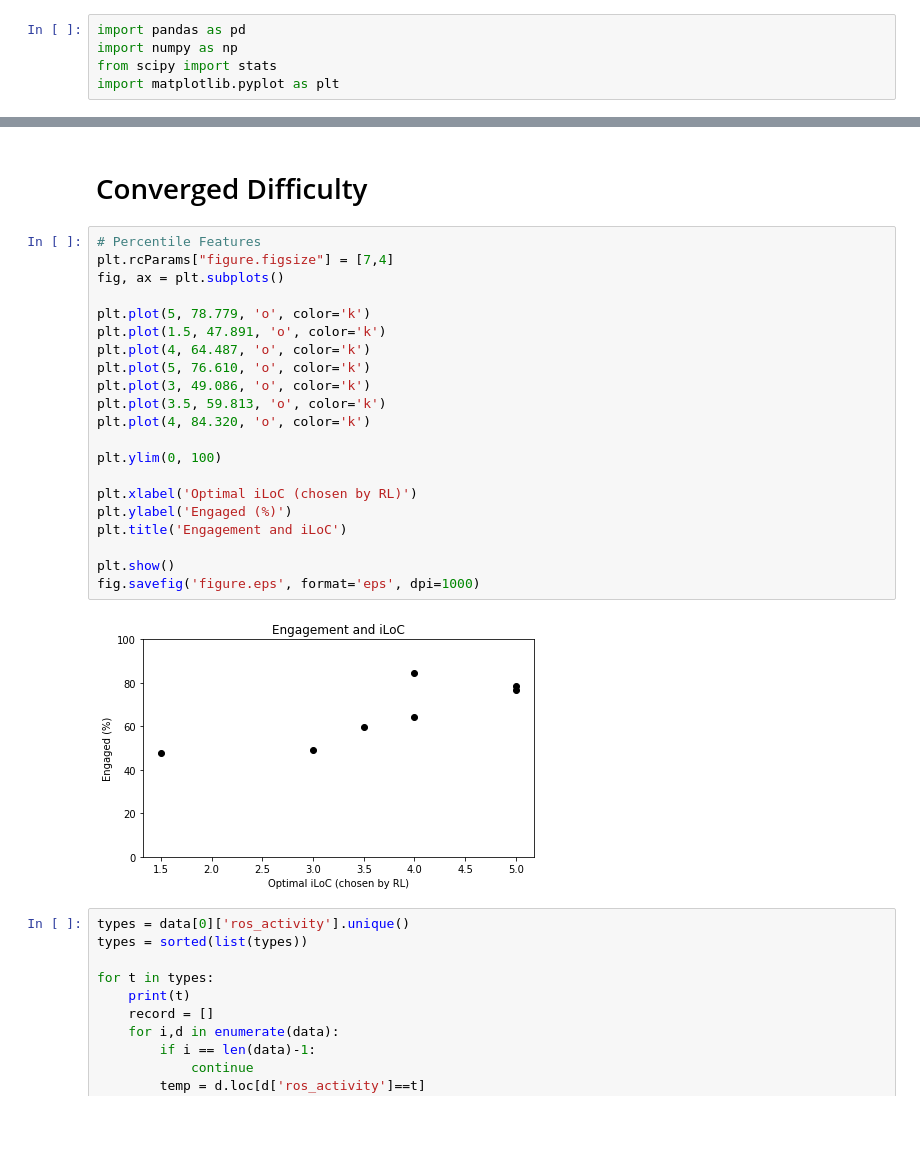
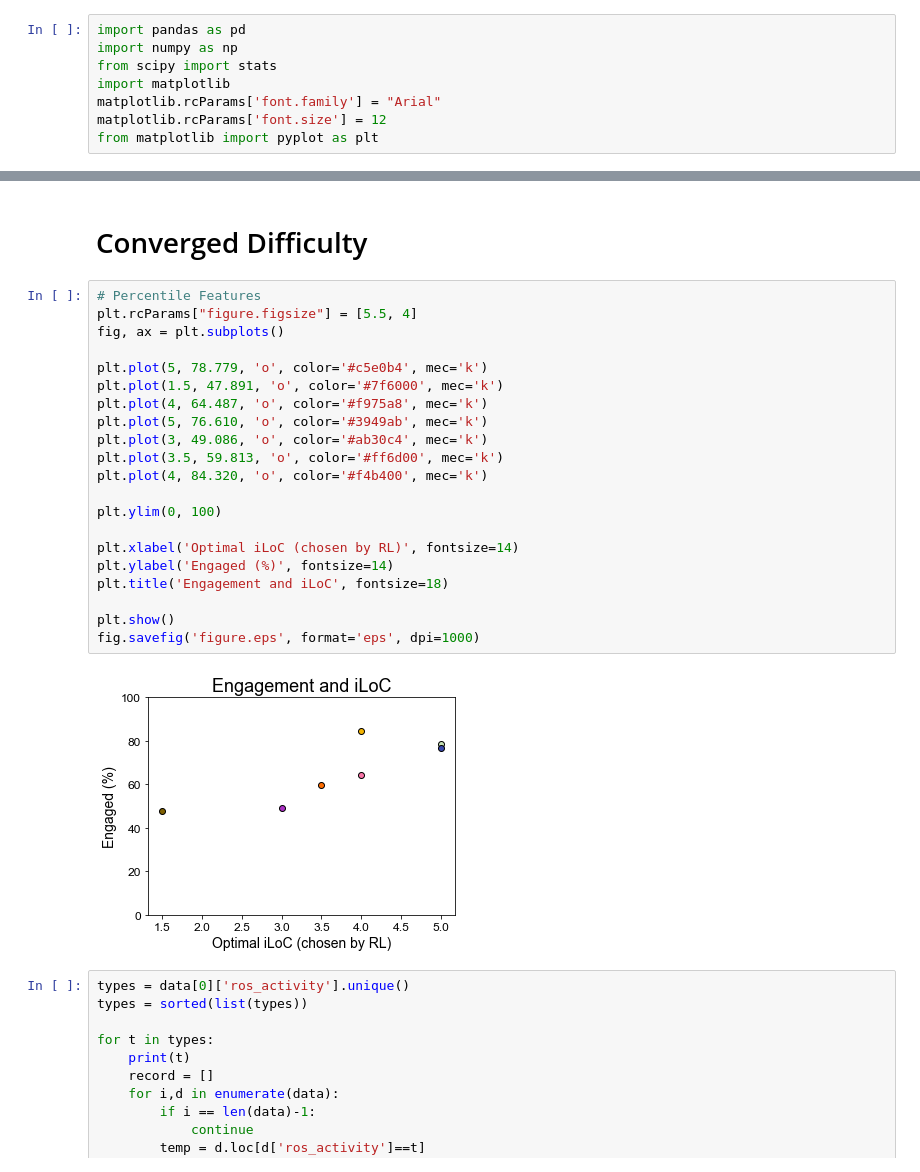
Before and after one commit to interaction-lab/exp_engagement, a Jupyter notebook: Analysis/feature_analysis.ipynb, the cells around one changed output, grey strips where cells are left out. Drawn from its saved outputs; the diff is of its cells as text; blank space fills up the shorter version.

```diff
--- a/Analysis/feature_analysis.ipynb
+++ b/Analysis/feature_analysis.ipynb
@@ -2,4 +2,7 @@
 import pandas as pd
 import numpy as np
 from scipy import stats
-import matplotlib.pyplot as plt
+import matplotlib
+matplotlib.rcParams['font.family'] = "Arial"
+matplotlib.rcParams['font.size'] = 12
+from matplotlib import pyplot as plt
@@ -412,27 +410,27 @@ fig.savefig('figure.eps', format='eps', dpi=1000)
 # Converged Difficulty
 # %%
 # Percentile Features
-plt.rcParams["figure.figsize"] = [7,4]
+plt.rcParams["figure.figsize"] = [5.5, 4]
 fig, ax = plt.subplots()
 
-plt.plot(5, 78.779, 'o', color='k')
-plt.plot(1.5, 47.891, 'o', color='k')
-plt.plot(4, 64.487, 'o', color='k')
-plt.plot(5, 76.610, 'o', color='k')
-plt.plot(3, 49.086, 'o', color='k')
-plt.plot(3.5, 59.813, 'o', color='k')
-plt.plot(4, 84.320, 'o', color='k')
+plt.plot(5, 78.779, 'o', color='#c5e0b4', mec='k')
+plt.plot(1.5, 47.891, 'o', color='#7f6000', mec='k')
+plt.plot(4, 64.487, 'o', color='#f975a8', mec='k')
+plt.plot(5, 76.610, 'o', color='#3949ab', mec='k')
+plt.plot(3, 49.086, 'o', color='#ab30c4', mec='k')
+plt.plot(3.5, 59.813, 'o', color='#ff6d00', mec='k')
+plt.plot(4, 84.320, 'o', color='#f4b400', mec='k')
 
 plt.ylim(0, 100)
 
-plt.xlabel('Optimal iLoC (chosen by RL)')
-plt.ylabel('Engaged (%)')
-plt.title('Engagement and iLoC')
+plt.xlabel('Optimal iLoC (chosen by RL)', fontsize=14)
+plt.ylabel('Engaged (%)', fontsize=14)
+plt.title('Engagement and iLoC', fontsize=18)
 
 plt.show()
 fig.savefig('figure.eps', format='eps', dpi=1000)
 # %% [output]
-[figure, old version]
+[figure, new version]
 # %%
 types = data[0]['ros_activity'].unique()
 types = sorted(list(types))
```
Also changed, not shown: parts of 12 cells of this notebook, 5 other files.
